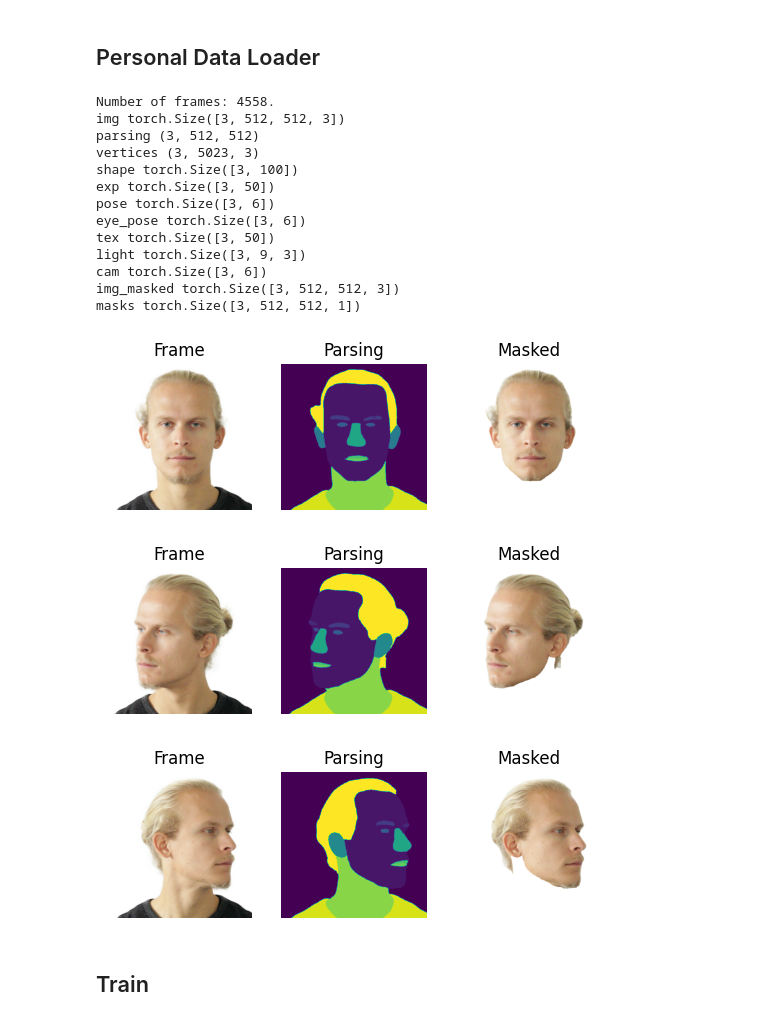
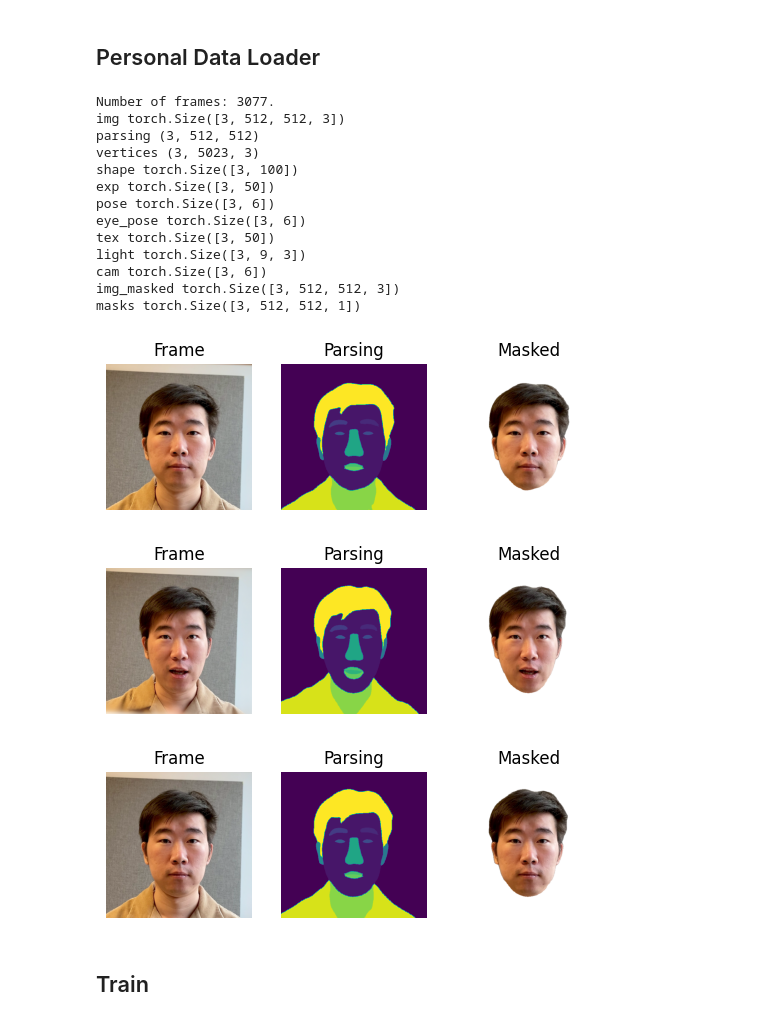
Before and after one commit to PeizhiYan/gaussian-dejavu, a Jupyter notebook: examples/Personalize-Avatar.ipynb, the cells around one changed output. Cells and saved outputs as stored; diff of their text form; code cells hidden in the pictures.

```diff
--- a/examples/Personalize-Avatar.ipynb
+++ b/examples/Personalize-Avatar.ipynb
@@ -45,45 +45,45 @@ Gaussian DejaVu Framework Created.
 # Please first follow the flame-head-tracker to reconstruct the FLAME parameters
 # https://github.com/PeizhiYan/flame-head-tracker
 
-#dataset_path = '/mnt/data3_hdd/peizhi/Datasets/Personal_Videos_flame_new/peizhi-demo'
+dataset_path = '/mnt/data3_hdd/peizhi/Datasets/Personal_Videos_flame_new/peizhi-demo'
 #dataset_path = '/mnt/data3_hdd/peizhi/Datasets/IMAvatar_flame_new/subject1'
-dataset_path = '/mnt/data3_hdd/peizhi/Datasets/IMAvatar_flame_new/subject2'
+#dataset_path = '/mnt/data3_hdd/peizhi/Datasets/IMAvatar_flame_new/subject2'
 personal_dataloader = PersonalDataLoader(dataset_path=dataset_path, device=device, shuffle=True)
 
 batch_data = personal_dataloader.next_random_batch(batch_size=3)
 
 for key in batch_data:
     try:
         print(key, batch_data[key].shape)
     except:
         pass
 
 for i in range(len(batch_data['fid'])):
     plt.figure()
     plt.subplot(1,3,1)
     plt.imshow(batch_data['img'][i].detach().cpu()); plt.axis('off'); plt.title('Frame')
     plt.subplot(1,3,2)
     plt.imshow(batch_data['parsing'][i]); plt.axis('off'); plt.title('Parsing')
     plt.subplot(1,3,3)
     plt.imshow(batch_data['img_masked'][i].detach().cpu()); plt.axis('off'); plt.title('Masked')
     plt.show()
 # %% [output]
-Number of frames: 4558.
+Number of frames: 3077.
 img torch.Size([3, 512, 512, 3])
 parsing (3, 512, 512)
 vertices (3, 5023, 3)
 shape torch.Size([3, 100])
 exp torch.Size([3, 50])
 pose torch.Size([3, 6])
 eye_pose torch.Size([3, 6])
 tex torch.Size([3, 50])
 light torch.Size([3, 9, 3])
 cam torch.Size([3, 6])
 img_masked torch.Size([3, 512, 512, 3])
 masks torch.Size([3, 512, 512, 1])
-[figure, old version]
+[figure, new version]
-[figure, old version]
+[figure, new version]
-[figure, old version]
+[figure, new version]
 # %% [markdown]
 ## Train
 # %%
```
Also changed, not shown: parts of 2 cells of this notebook, 7 other files.
